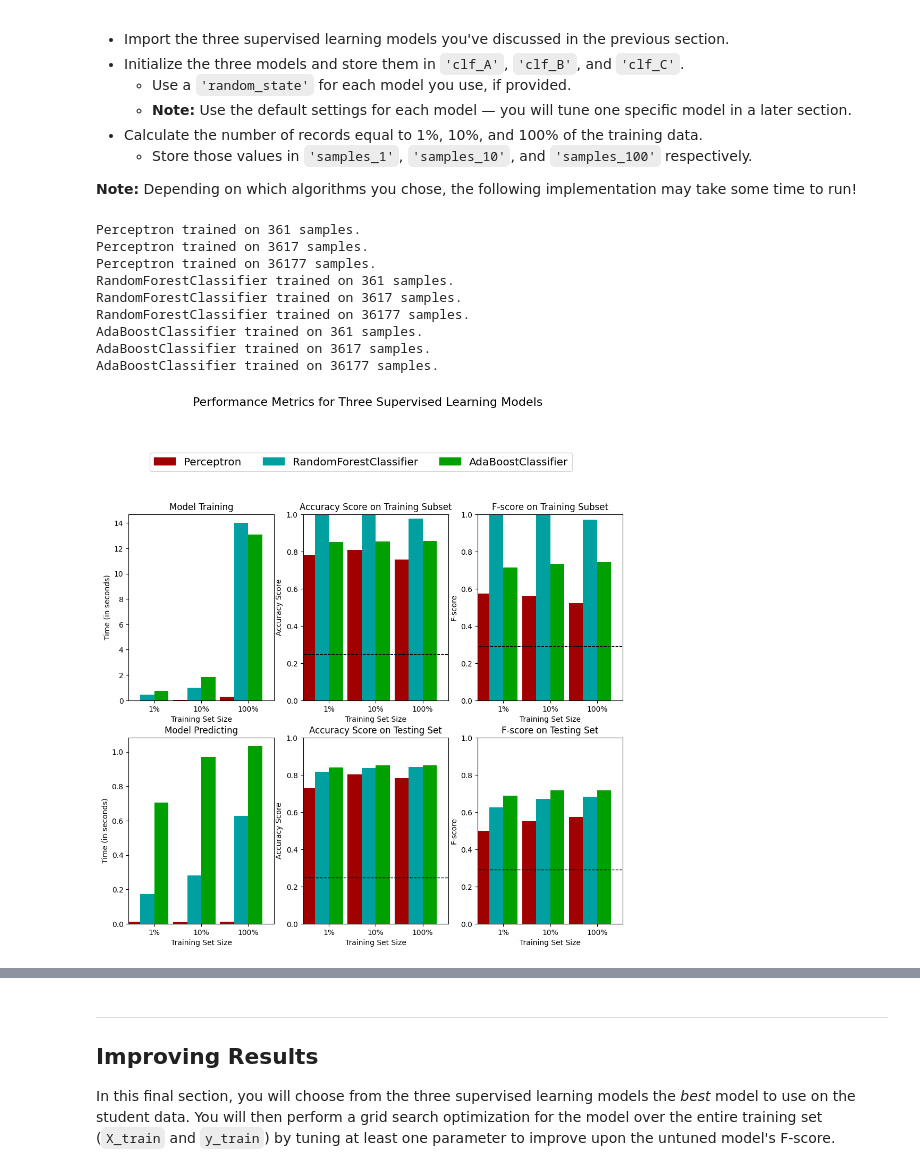
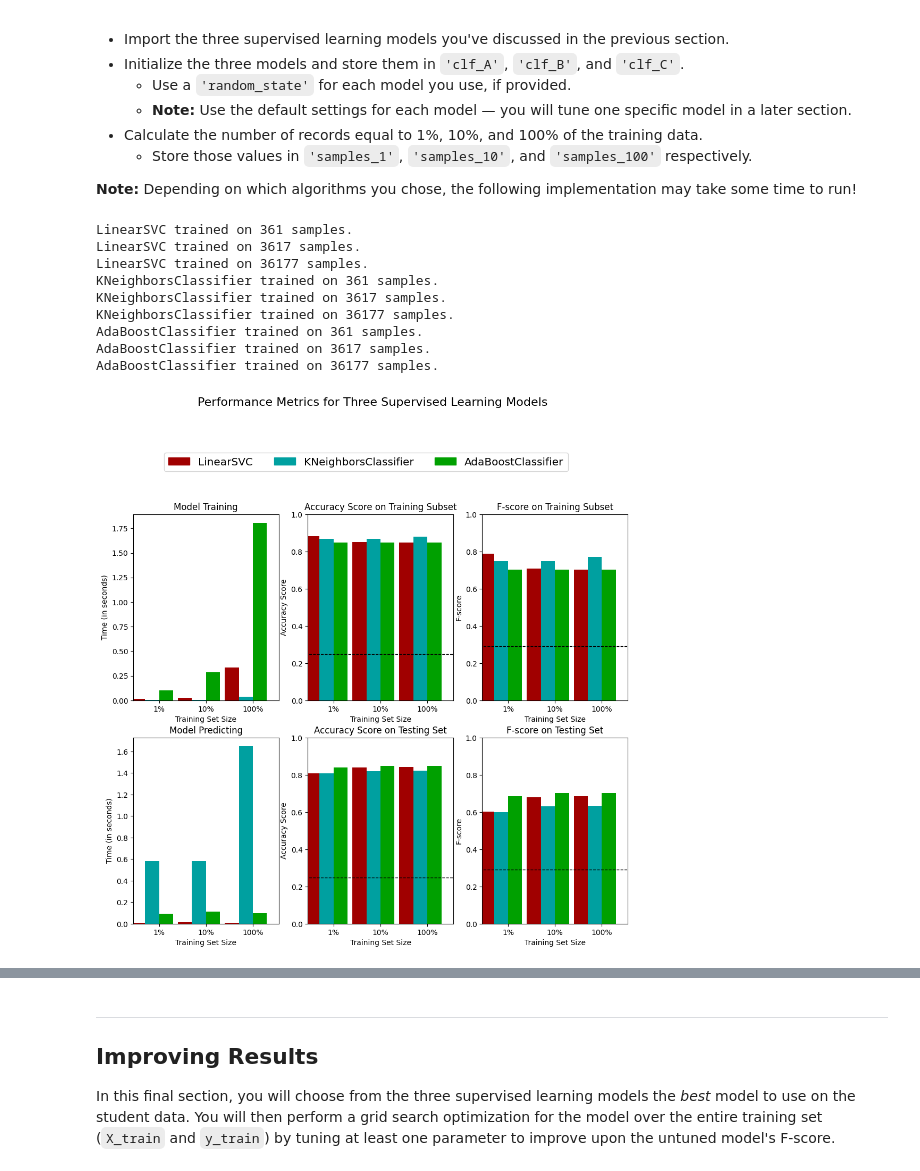
Before and after one commit to jpcano/charity-ml, a Jupyter notebook: finding_donors.ipynb, the cells around one changed output, grey strips where cells are left out. Saved outputs shown, nothing was run; the diff lists cells and outputs as text; code cells hidden in the pictures.

```diff
--- a/finding_donors.ipynb
+++ b/finding_donors.ipynb
@@ -386,43 +412,43 @@ In the code cell, you will need to implement the following:
 **Note:** Depending on which algorithms you chose, the following implementation may take some time to run!
 # %%
 # TODO: Import the three supervised learning models from sklearn
-from sklearn.svm import SVC
-from sklearn.linear_model import Perceptron
+from sklearn.svm import LinearSVC
 from sklearn.tree import DecisionTreeClassifier
-from sklearn.ensemble import RandomForestClassifier, AdaBoostClassifier
+from sklearn.ensemble import AdaBoostClassifier
+from sklearn.neighbors import KNeighborsClassifier
 
 # TODO: Initialize the three models
-clf_A = DecisionTreeClassifier(random_state=0)
-clf_B = RandomForestClassifier(n_estimators=200, random_state=0)
-clf_C = AdaBoostClassifier(n_estimators=300, learning_rate=0.2, random_state=0)
+clf_A = LinearSVC(random_state=0)
+clf_B = KNeighborsClassifier()
+clf_C = AdaBoostClassifier(random_state=0)
 
 # TODO: Calculate the number of samples for 1%, 10%, and 100% of the training data
 # HINT: samples_100 is the entire training set i.e. len(y_train)
 # HINT: samples_10 is 10% of samples_100 (ensure to set the count of the values to be `int` and not `float`)
 # HINT: samples_1 is 1% of samples_100 (ensure to set the count of the values to be `int` and not `float`)
 samples_100 = len(y_train)
 samples_10 = int(0.1 * samples_100)
 samples_1 =  int(0.01 * samples_100)
 
 # Collect results on the learners
 results = {}
 for clf in [clf_A, clf_B, clf_C]:
     clf_name = clf.__class__.__name__
     results[clf_name] = {}
     for i, samples in enumerate([samples_1, samples_10, samples_100]):
         results[clf_name][i] = \
         train_predict(clf, samples, X_train, y_train, X_test, y_test)
 
 # Run metrics visualization for the three supervised learning models chosen
 vs.evaluate(results, accuracy, fscore)
 # %% [output]
-Perceptron trained on 361 samples.
-Perceptron trained on 3617 samples.
-Perceptron trained on 36177 samples.
-RandomForestClassifier trained on 361 samples.
-RandomForestClassifier trained on 3617 samples.
-RandomForestClassifier trained on 36177 samples.
+LinearSVC trained on 361 samples.
+LinearSVC trained on 3617 samples.
+LinearSVC trained on 36177 samples.
+KNeighborsClassifier trained on 361 samples.
+KNeighborsClassifier trained on 3617 samples.
+KNeighborsClassifier trained on 36177 samples.
 AdaBoostClassifier trained on 361 samples.
 AdaBoostClassifier trained on 3617 samples.
 AdaBoostClassifier trained on 36177 samples.
-[figure, old version]
+[figure, new version]
```
Also changed, not shown: parts of 23 cells of this notebook.
